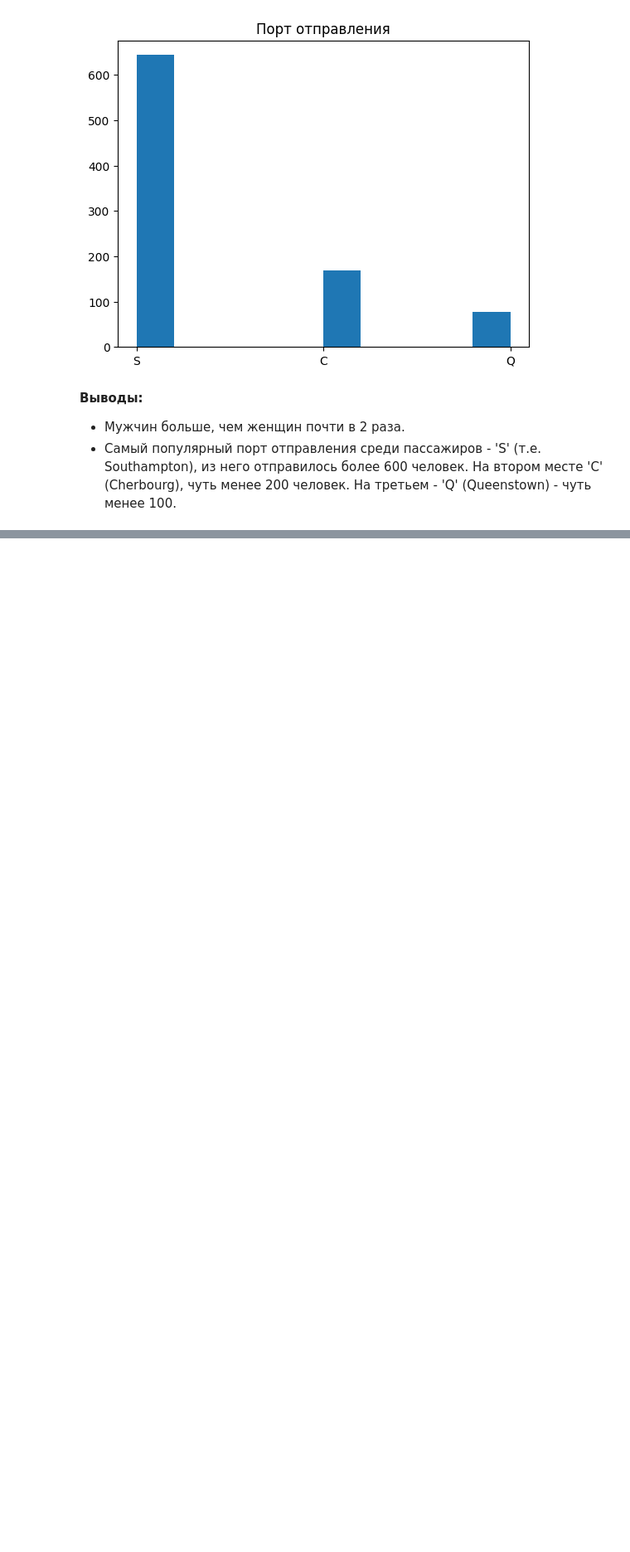
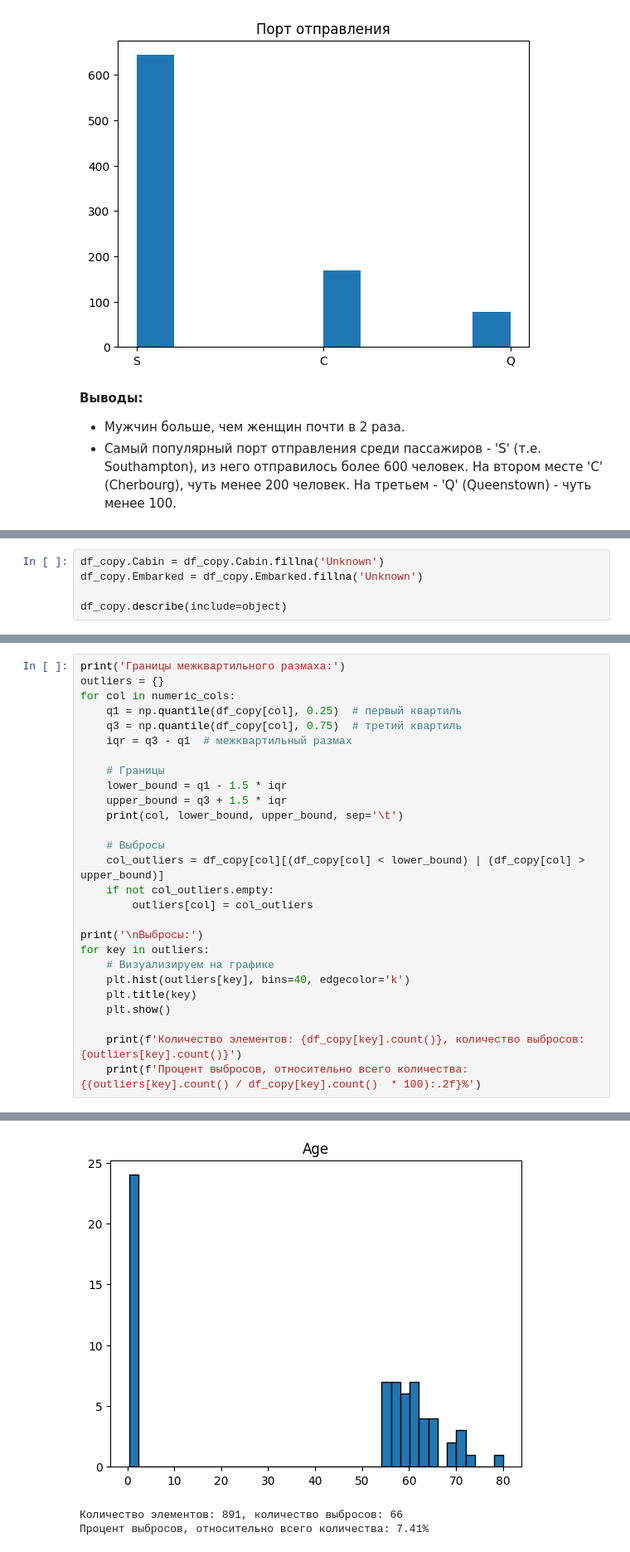
Before and after one commit to VenerinnaWolf/learning-airflow, a Jupyter notebook: python_tasks/combined/combined.ipynb, the cells around one changed output, grey strips where cells are left out. Shown at 83% size. Cells and saved outputs as stored; diff of their text form; blank space fills up the shorter version.

```diff
--- a/python_tasks/combined/combined.ipynb
+++ b/python_tasks/combined/combined.ipynb
@@ -174,0 +263,5 @@ plt.show()
+# %%
+df_copy.Cabin = df_copy.Cabin.fillna('Unknown')
+df_copy.Embarked = df_copy.Embarked.fillna('Unknown')
+
+df_copy.describe(include=object)
@@ -174,0 +279,28 @@ plt.show()
+# %%
+print('Границы межквартильного размаха:')
+outliers = {}
+for col in numeric_cols:
+    q1 = np.quantile(df_copy[col], 0.25)  # первый квартиль
+    q3 = np.quantile(df_copy[col], 0.75)  # третий квартиль
+    iqr = q3 - q1  # межквартильный размах
+
+    # Границы
+    lower_bound = q1 - 1.5 * iqr
+    upper_bound = q3 + 1.5 * iqr
+    print(col, lower_bound, upper_bound, sep='\t')
+
+    # Выбросы
+    col_outliers = df_copy[col][(df_copy[col] < lower_bound) | (df_copy[col] > upper_bound)]
+    if not col_outliers.empty:
+        outliers[col] = col_outliers
+
+print('\nВыбросы:')
+for key in outliers:
+    # Визуализируем на графике
+    plt.hist(outliers[key], bins=40, edgecolor='k')
+    plt.title(key)
+    plt.show()
+
+    print(f'Количество элементов: {df_copy[key].count()}, количество выбросов: {outliers[key].count()}')
+    print(f'Процент выбросов, относительно всего количества: {(outliers[key].count() / df_copy[key].count()  * 100):.2f}%')
+# %% [output]
@@ -174,0 +317,3 @@ plt.show()
+[figure, added]
+Количество элементов: 891, количество выбросов: 66
+Процент выбросов, относительно всего количества: 7.41%
```
Also changed, not shown: parts of 23 cells of this notebook.
